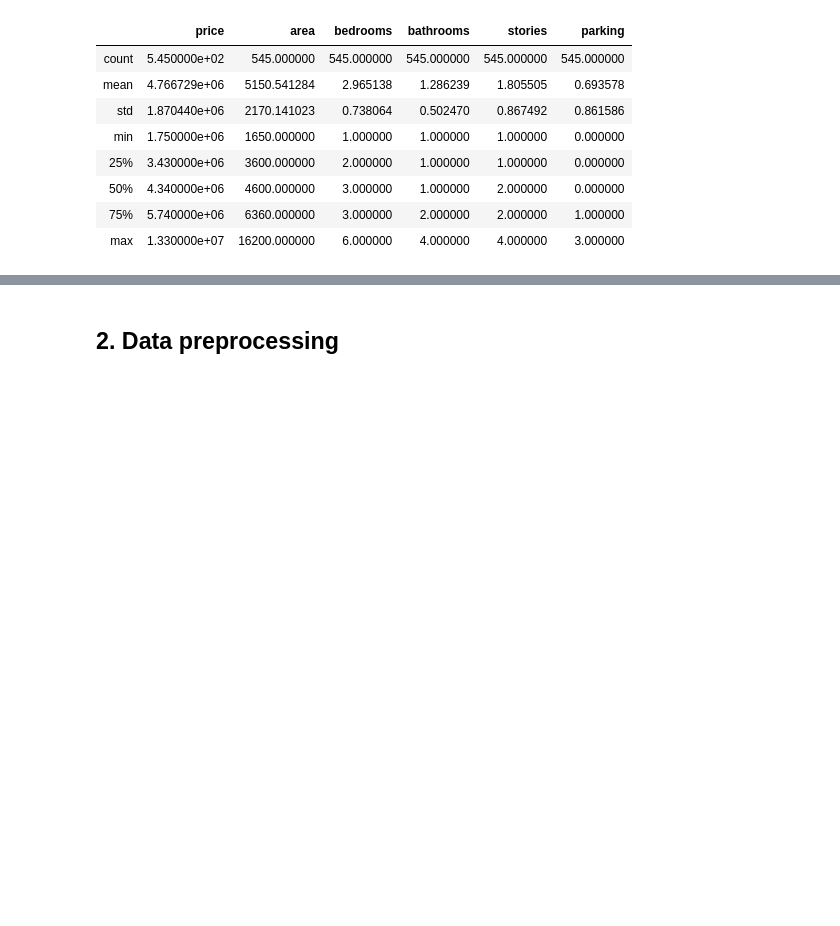
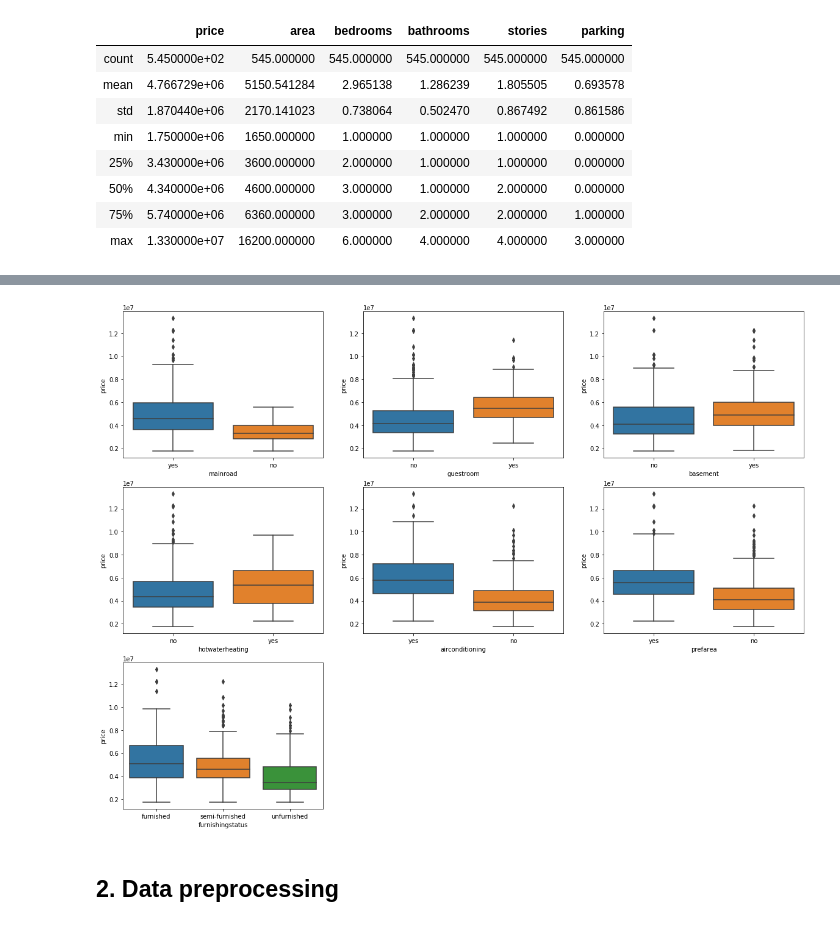
Before and after one commit to raditz2488/AIML, a Jupyter notebook: MultipleLinearRegression/HousePricePrediction/HousePricePrediction.ipynb, the cells around one changed output, grey strips where cells are left out. Drawn from its saved outputs; the diff is of its cells as text; code cells hidden in the pictures; blank space fills up the shorter version.

```diff
--- a/MultipleLinearRegression/HousePricePrediction/HousePricePrediction.ipynb
+++ b/MultipleLinearRegression/HousePricePrediction/HousePricePrediction.ipynb
@@ -56,3 +85,13 @@ housing.describe()
+# %%
+fig_width = 20
+fig_height = 15
+plt.figure(figsize=[fig_width,fig_height])
+
+for index, cat_var in enumerate(cat_vars):
+    plt.subplot(3,3,index + 1)
+    sns.boxplot(x=cat_var, y='price', data=housing)
+# %% [output]
+[figure, added]
 # %% [markdown]
 ## 2. Data preprocessing
 # %% [markdown]
```
Also changed, not shown: parts of 7 cells of this notebook.
